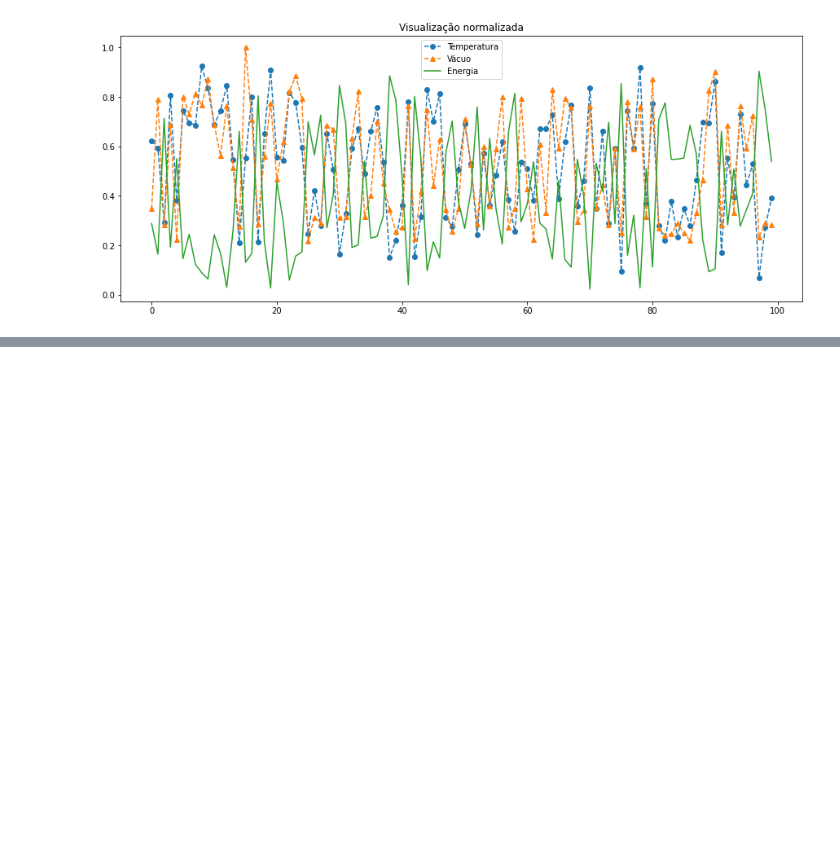
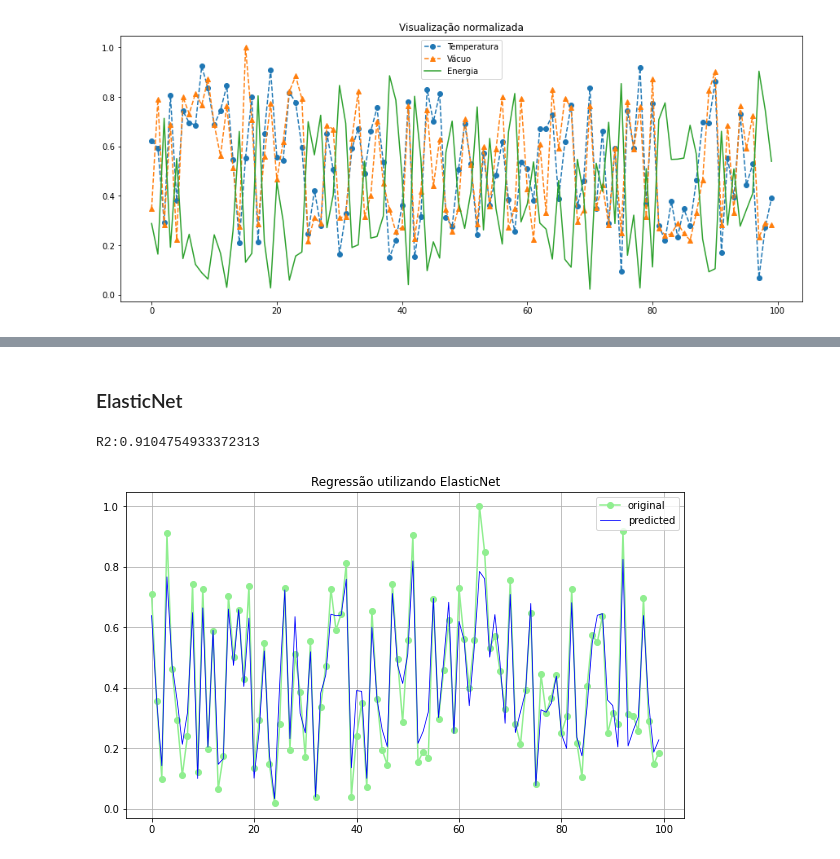
Before and after one commit to thiago9864/mineracao_dados, a Jupyter notebook: trabalho_6/trabalho_6_dupla_20.ipynb, the cells around one changed output, grey strips where cells are left out. Saved outputs shown, nothing was run; the diff lists cells and outputs as text; code cells hidden in the pictures; blank space fills up the shorter version.

```diff
--- a/trabalho_6/trabalho_6_dupla_20.ipynb
+++ b/trabalho_6/trabalho_6_dupla_20.ipynb
@@ -102,0 +219,23 @@ plt.show()
+# %% [markdown]
+### ElasticNet
+# %%
+from sklearn.linear_model import ElasticNet
+from sklearn.model_selection import cross_val_predict
+
+elastic=ElasticNet(alpha= 0.004).fit(xtrain, ytrain)
+print('R2:'+str(elastic.score(xtest,ytest)))
+
+y_elastic = cross_val_predict(elastic,xtest,ytest,cv=5)
+
+ytest_csv['ElasticNet'] = y_elastic
+
+plt.figure(figsize=(10,6))
+plt.plot(x_ax[:100],ytest[:100], '-o',color="lightgreen", label="original")
+plt.plot(x_ax[:100], y_elastic[:100], lw=0.8, color="blue", label="predicted")
+plt.title('Regressão utilizando ElasticNet')
+plt.grid()
+plt.legend()
+plt.show()
+# %% [output]
+R2:0.9104754933372313
+[figure, added]
```
Also changed, not shown: parts of 14 cells of this notebook, 1 other file.
